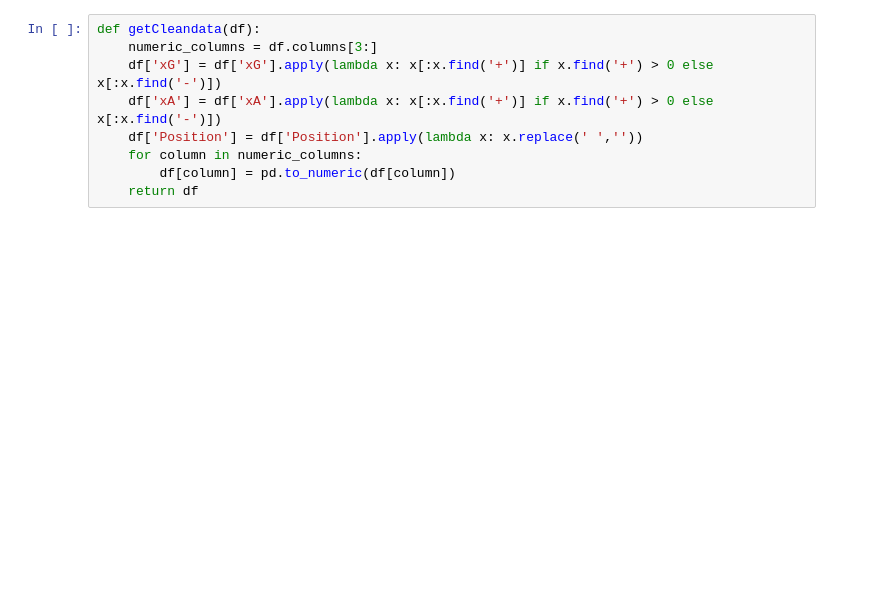
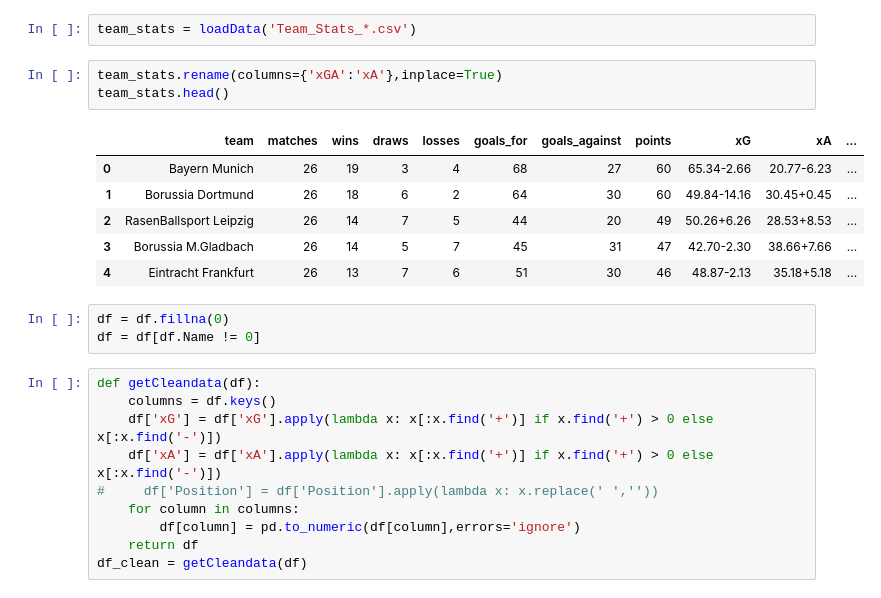
Before and after one commit to SashaSvet/Football-Stats, a Jupyter notebook: UnderStat Data manipulation.ipynb, the cells around one changed output. Cells and saved outputs as stored; diff of their text form; blank space fills up the shorter version.

```diff
--- a/UnderStat Data manipulation.ipynb
+++ b/UnderStat Data manipulation.ipynb
@@ -18,9 +29,25 @@ players = pd.read_csv('Players_stats.csv',index_col =0)
+# %%
+team_stats = loadData('Team_Stats_*.csv')
+# %%
+team_stats.rename(columns={'xGA':'xA'},inplace=True)
+team_stats.head()
+# %% [output]
+|  | team | matches | wins | draws | losses | goals_for | goals_against | points | xG | xA | ... |
+| 0 | Bayern Munich | 26 | 19 | 3 | 4 | 68 | 27 | 60 | 65.34-2.66 | 20.77-6.23 | ... |
+| 1 | Borussia Dortmund | 26 | 18 | 6 | 2 | 64 | 30 | 60 | 49.84-14.16 | 30.45+0.45 | ... |
+| 2 | RasenBallsport Leipzig | 26 | 14 | 7 | 5 | 44 | 20 | 49 | 50.26+6.26 | 28.53+8.53 | ... |
+| 3 | Borussia M.Gladbach | 26 | 14 | 5 | 7 | 45 | 31 | 47 | 42.70-2.30 | 38.66+7.66 | ... |
+| 4 | Eintracht Frankfurt | 26 | 13 | 7 | 6 | 51 | 30 | 46 | 48.87-2.13 | 35.18+5.18 | ... |
+# %%
+df = df.fillna(0)
+df = df[df.Name != 0]
 # %%
 def getCleandata(df):
-    numeric_columns = df.columns[3:]
+    columns = df.keys()
     df['xG'] = df['xG'].apply(lambda x: x[:x.find('+')] if x.find('+') > 0 else x[:x.find('-')])
     df['xA'] = df['xA'].apply(lambda x: x[:x.find('+')] if x.find('+') > 0 else x[:x.find('-')])
-    df['Position'] = df['Position'].apply(lambda x: x.replace(' ',''))
-    for column in numeric_columns:
-        df[column] = pd.to_numeric(df[column])
+#     df['Position'] = df['Position'].apply(lambda x: x.replace(' ',''))
+    for column in columns:
+        df[column] = pd.to_numeric(df[column],errors='ignore')
     return df
+df_clean = getCleandata(df)
```
Also changed, not shown: parts of 10 cells of this notebook.
